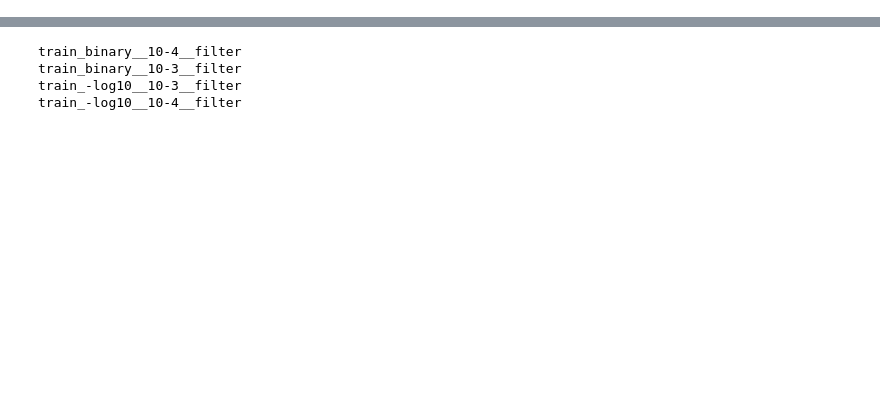
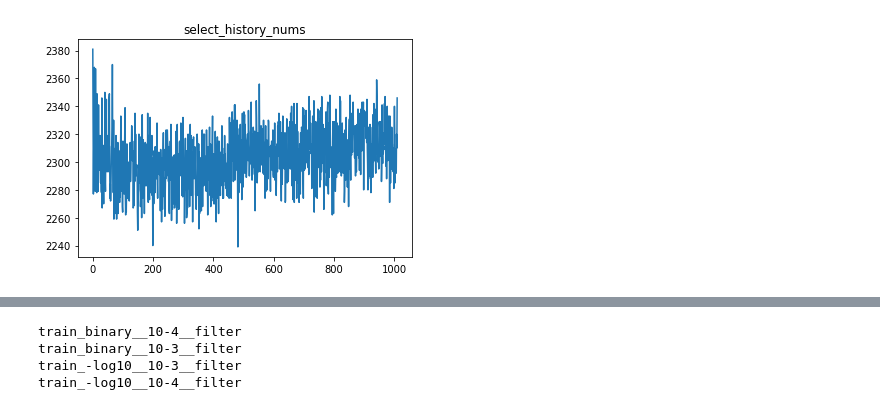
Before and after one commit to JiandeWuu/sixthTool, a Jupyter notebook: pref.ipynb, the cells around one changed output, grey strips where cells are left out. Cells and saved outputs as stored; diff of their text form; code cells hidden in the pictures; blank space fills up the shorter version.

```diff
--- a/pref.ipynb
+++ b/pref.ipynb
@@ -40,0 +64,6 @@ from Function import svm_function
+# %%
+plt.plot(np.arange(np.array(perf['select_history'], dtype=bool).shape[0]), np.sum(np.array(perf['select_history'], dtype=bool), axis=1))
+plt.title("select_history_nums")
+plt.show()
+# %% [output]
+[figure, added]
```
Also changed, not shown: parts of 9 cells of this notebook, 7 other files.
